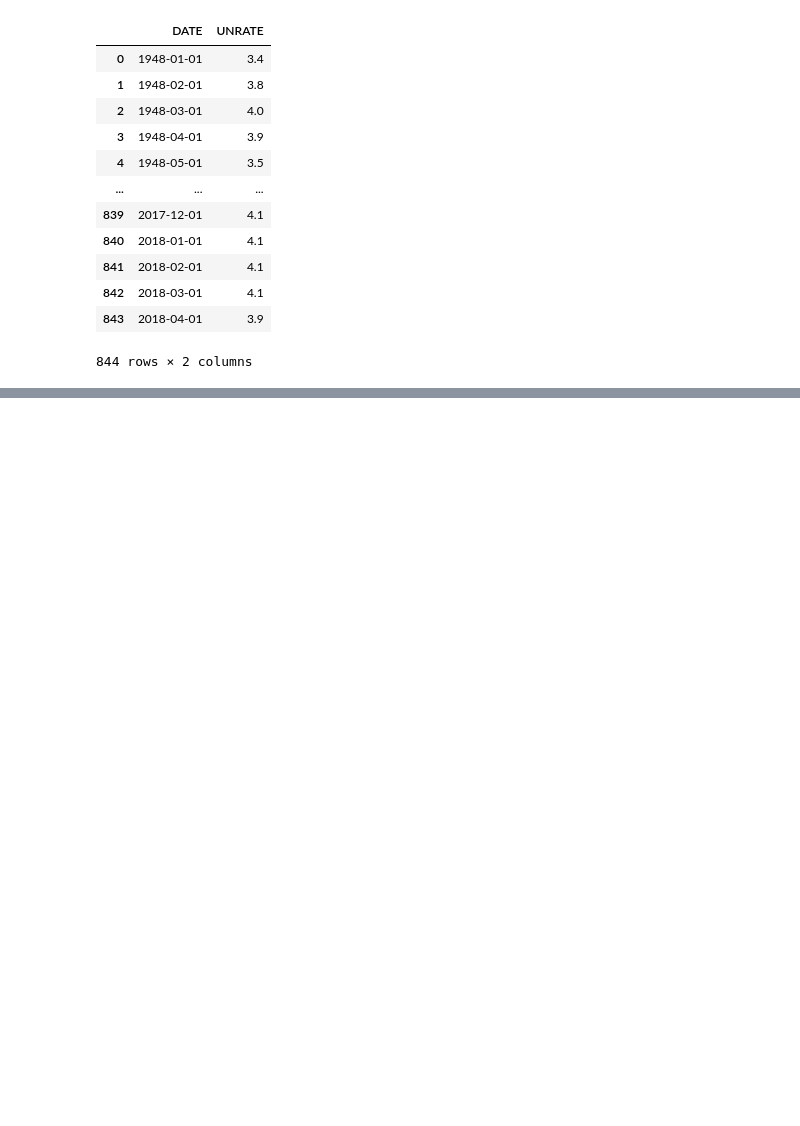
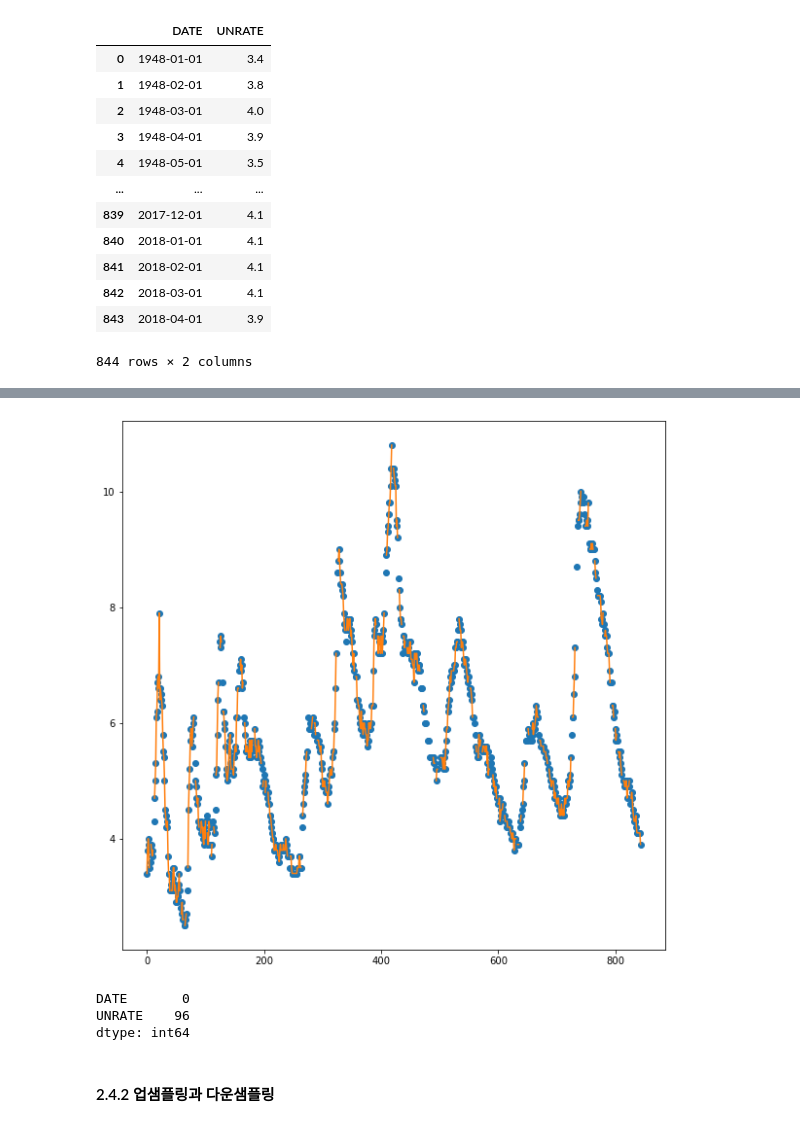
Before and after one commit to luckyspia/Statements, a Jupyter notebook: Practical_Time_Series_Analysis/ch02.ipynb, the cells around one changed output, grey strips where cells are left out. Saved outputs shown, nothing was run; the diff lists cells and outputs as text; code cells hidden in the pictures; blank space fills up the shorter version.

```diff
--- a/Practical_Time_Series_Analysis/ch02.ipynb
+++ b/Practical_Time_Series_Analysis/ch02.ipynb
@@ -281,0 +371,10 @@ import random
+# %%
+# 보간법
+from scipy import interpolate
+
+# x = pd.to_datetime(unemp_random['DATE']).apply(lambda x : x.year)
+x = np.arange(0, len(unemp_random))
+y = unemp_random['UNRATE']
+
+f_linear = interpolate.interp1d(x, y, kind='linear')
+f_linear
@@ -281,0 +383,2 @@ import random
+# %%
+y_new = f_linear(x)
@@ -281,0 +405,14 @@ import random
+# %%
+plt.figure(figsize=(10, 10))
+plt.plot(x, y, "o", x, y_new, '-')
+plt.show()
+# %% [output]
+[figure, added]
+# %%
+unemp_random.isna().sum()
+# %% [output]
+DATE       0
+UNRATE    96
+dtype: int64
+# %% [markdown]
+#### 2.4.2 업샘플링과 다운샘플링
```
Also changed, not shown: parts of 17 cells of this notebook.
